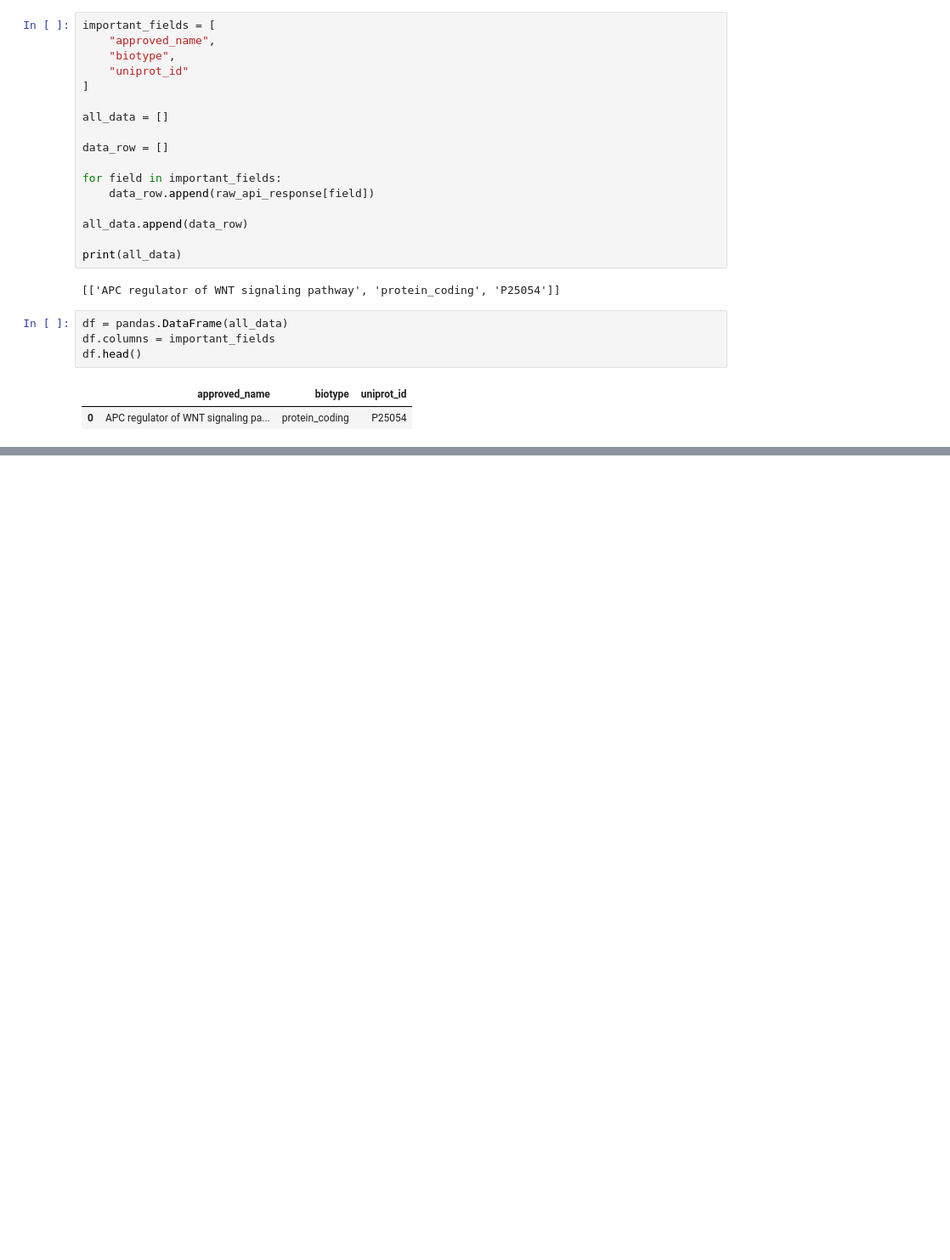
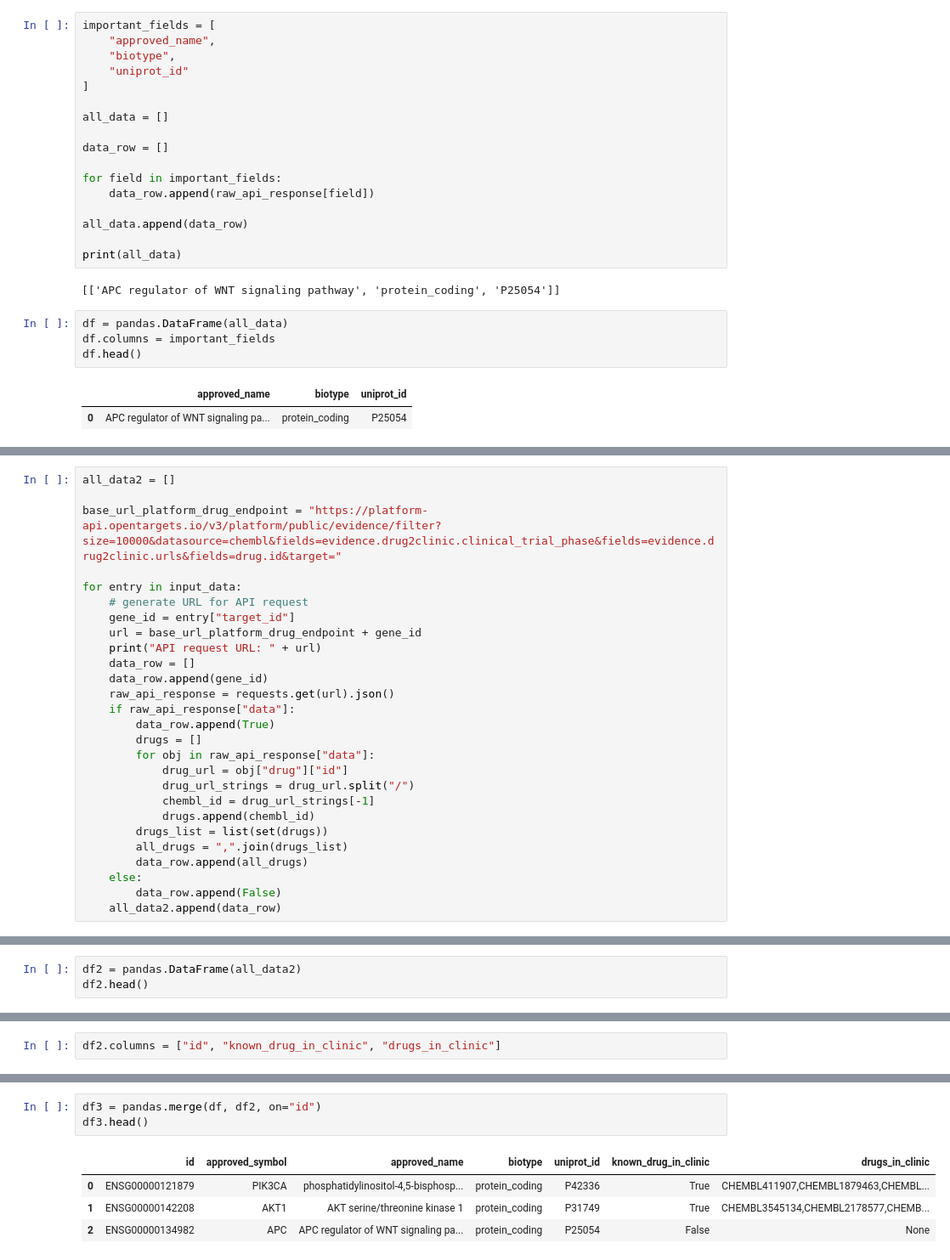
Before and after one commit to andrewhercules/ot-data-utilities, a Jupyter notebook: target-annotation-work/get-target-annotation-data-Platform-API.ipynb, the cells around one changed output, grey strips where cells are left out. Shown at 85% size. Cells and saved outputs as stored; diff of their text form; blank space fills up the shorter version.

Commit message:
Added new call to Platform API

```diff
--- a/target-annotation-work/get-target-annotation-data-Platform-API.ipynb
+++ b/target-annotation-work/get-target-annotation-data-Platform-API.ipynb
@@ -102,0 +133,27 @@ df.head()
+# %%
+all_data2 = []
+
+base_url_platform_drug_endpoint = "https://platform-api.opentargets.io/v3/platform/public/evidence/filter?size=10000&datasource=chembl&fields=evidence.drug2clinic.clinical_trial_phase&fields=evidence.drug2clinic.urls&fields=drug.id&target="
+
+for entry in input_data:
+    # generate URL for API request
+    gene_id = entry["target_id"]
+    url = base_url_platform_drug_endpoint + gene_id
+    print("API request URL: " + url)
+    data_row = []
+    data_row.append(gene_id)
+    raw_api_response = requests.get(url).json()
+    if raw_api_response["data"]:
+        data_row.append(True)
+        drugs = []
+        for obj in raw_api_response["data"]:
+            drug_url = obj["drug"]["id"]
+            drug_url_strings = drug_url.split("/")
+            chembl_id = drug_url_strings[-1]
+            drugs.append(chembl_id)
+        drugs_list = list(set(drugs))
+        all_drugs = ",".join(drugs_list)
+        data_row.append(all_drugs)
+    else:
+        data_row.append(False)
+    all_data2.append(data_row)
@@ -102,0 +164,3 @@ df.head()
+# %%
+df2 = pandas.DataFrame(all_data2)
+df2.head()
@@ -102,0 +172,2 @@ df.head()
+# %%
+df2.columns = ["id", "known_drug_in_clinic", "drugs_in_clinic"]
@@ -102,0 +181,8 @@ df.head()
+# %%
+df3 = pandas.merge(df, df2, on="id")
+df3.head()
+# %% [output]
+|  | id | approved_symbol | approved_name | biotype | uniprot_id | known_drug_in_clinic | drugs_in_clinic |
+| 0 | ENSG00000121879 | PIK3CA | phosphatidylinositol-4,5-bisphosp... | protein_coding | P42336 | True | CHEMBL411907,CHEMBL1879463,CHEMBL... |
+| 1 | ENSG00000142208 | AKT1 | AKT serine/threonine kinase 1 | protein_coding | P31749 | True | CHEMBL3545134,CHEMBL2178577,CHEMB... |
+| 2 | ENSG00000134982 | APC | APC regulator of WNT signaling pa... | protein_coding | P25054 | False | None |
```
Also changed, not shown: parts of 9 cells of this notebook.
